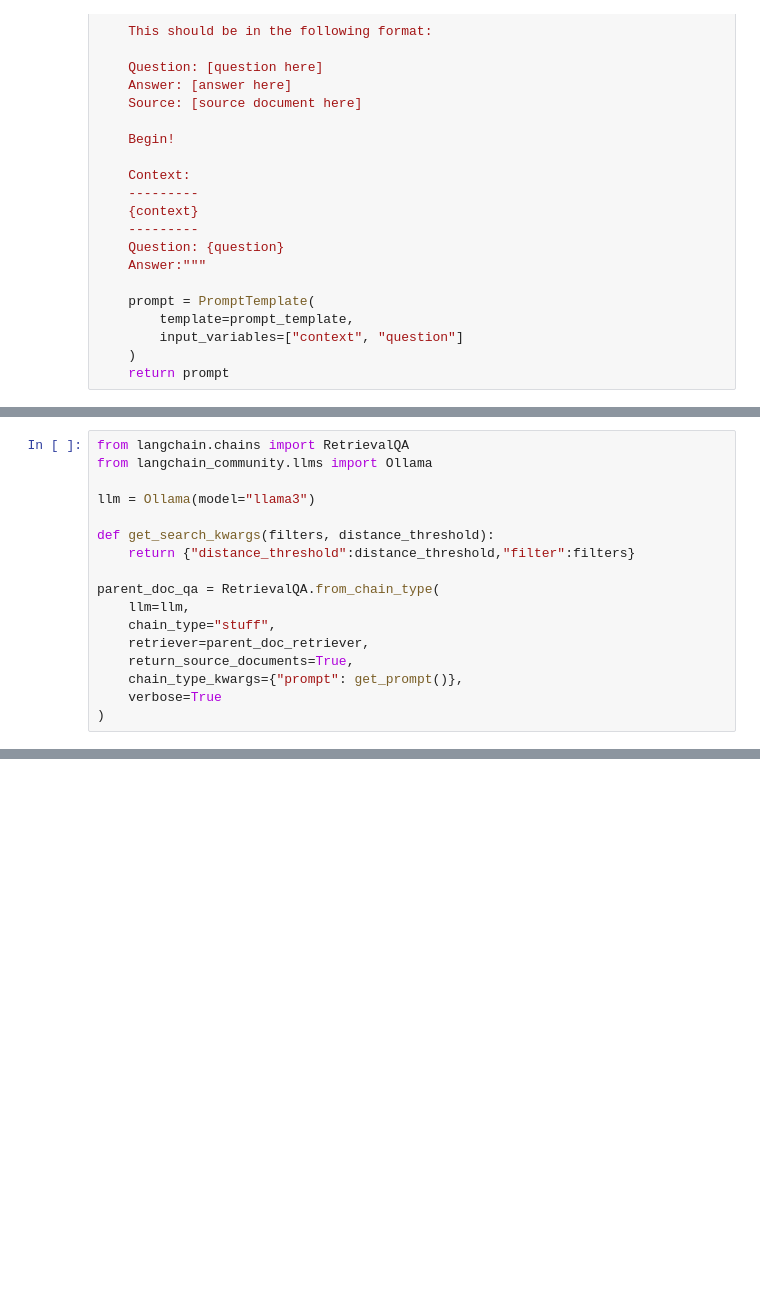
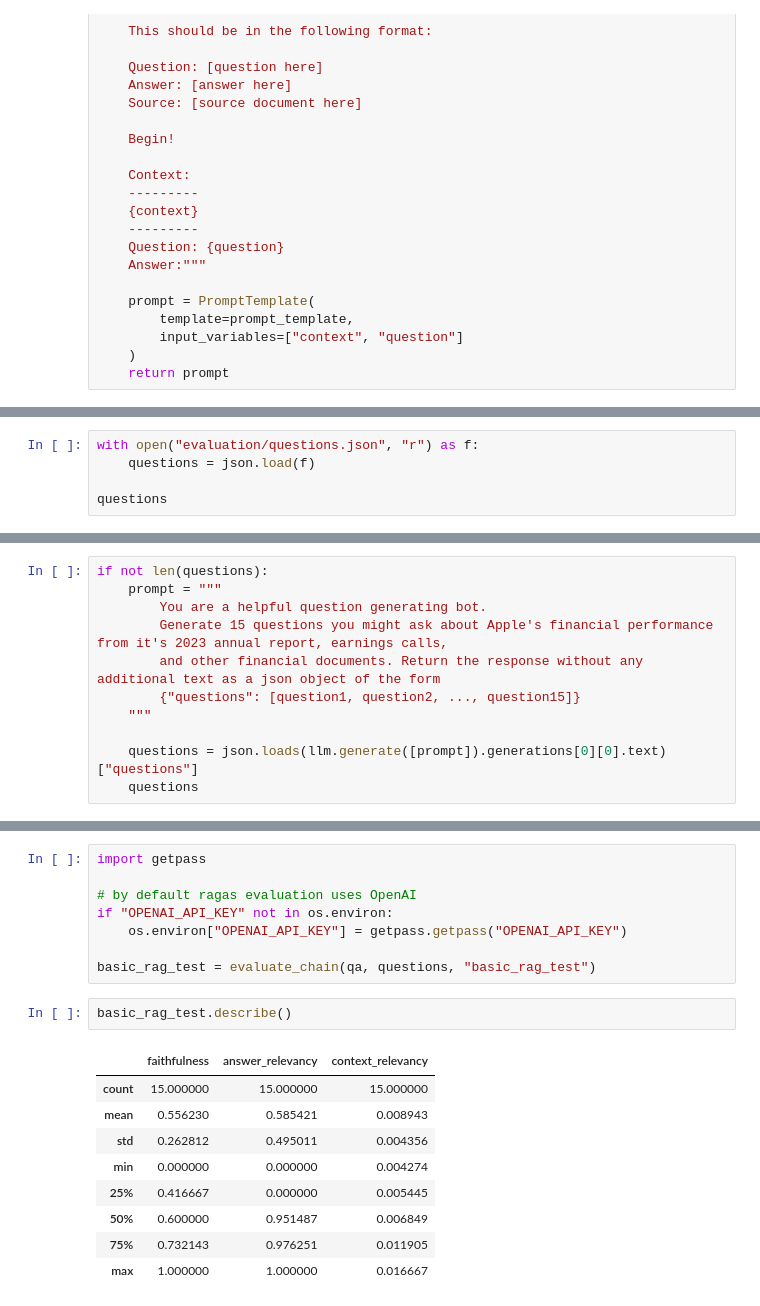
Before and after one commit to redisrouzbeh/financial-vss, a Jupyter notebook: multi_doc_RAG/06-evaluation.ipynb, the cells around one changed output, grey strips where cells are left out. Cells and saved outputs as stored; diff of their text form; blank space fills up the shorter version.

```diff
--- a/multi_doc_RAG/06-evaluation.ipynb
+++ b/multi_doc_RAG/06-evaluation.ipynb
@@ -659,17 +245,0 @@ res
-# %%
-from langchain.chains import RetrievalQA
-from langchain_community.llms import Ollama
-
-llm = Ollama(model="llama3")
-
-def get_search_kwargs(filters, distance_threshold):
-    return {"distance_threshold":distance_threshold,"filter":filters}
-
-parent_doc_qa = RetrievalQA.from_chain_type(
-    llm=llm,
-    chain_type="stuff",
-    retriever=parent_doc_retriever,
-    return_source_documents=True,
-    chain_type_kwargs={"prompt": get_prompt()},
-    verbose=True
-)
@@ -712,0 +249,5 @@ parent_doc_dataset['contexts']
+# %%
+with open("evaluation/questions.json", "r") as f:
+    questions = json.load(f)
+
+questions
@@ -712,0 +270,11 @@ parent_doc_dataset['contexts']
+# %%
+if not len(questions):
+    prompt = """
+        You are a helpful question generating bot.
+        Generate 15 questions you might ask about Apple's financial performance from it's 2023 annual report, earnings calls,
+        and other financial documents. Return the response without any additional text as a json object of the form
+        {"questions": [question1, question2, ..., question15]}
+    """
+
+    questions = json.loads(llm.generate([prompt]).generations[0][0].text)["questions"]
+    questions
@@ -712,0 +333,20 @@ parent_doc_dataset['contexts']
+# %%
+import getpass
+
+# by default ragas evaluation uses OpenAI
+if "OPENAI_API_KEY" not in os.environ:
+    os.environ["OPENAI_API_KEY"] = getpass.getpass("OPENAI_API_KEY")
+
+basic_rag_test = evaluate_chain(qa, questions, "basic_rag_test")
+# %%
+basic_rag_test.describe()
+# %% [output]
+|  | faithfulness | answer_relevancy | context_relevancy |
+| count | 15.000000 | 15.000000 | 15.000000 |
+| mean | 0.556230 | 0.585421 | 0.008943 |
+| std | 0.262812 | 0.495011 | 0.004356 |
+| min | 0.000000 | 0.000000 | 0.004274 |
+| 25% | 0.416667 | 0.000000 | 0.005445 |
+| 50% | 0.600000 | 0.951487 | 0.006849 |
+| 75% | 0.732143 | 0.976251 | 0.011905 |
+| max | 1.000000 | 1.000000 | 0.016667 |
```
Also changed, not shown: parts of 86 cells of this notebook, 9 other files.
